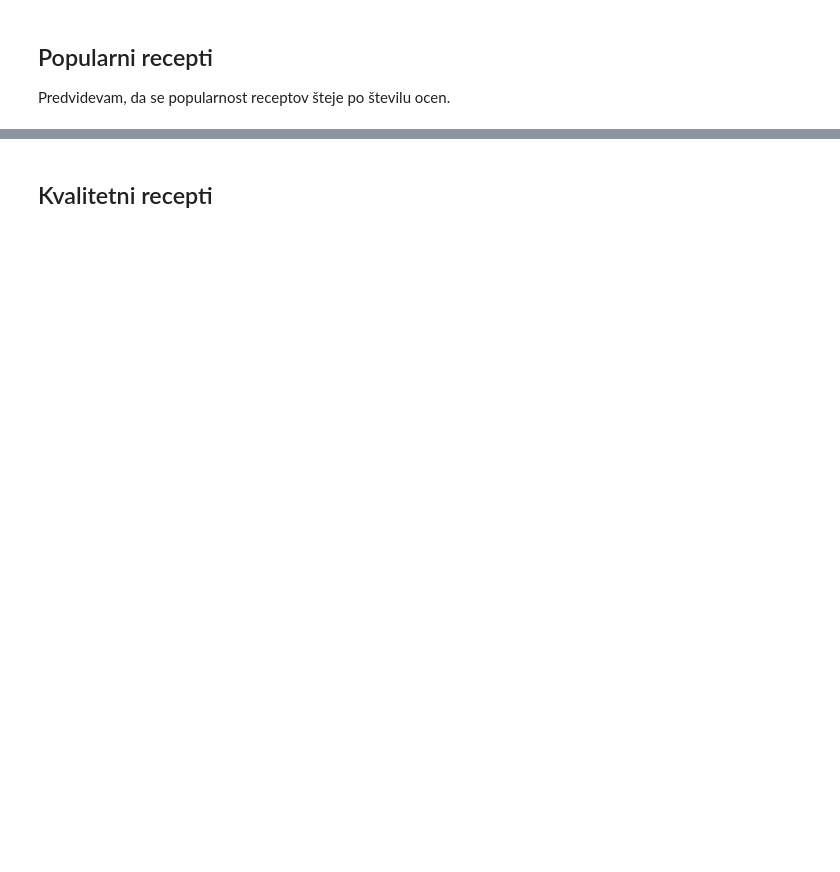
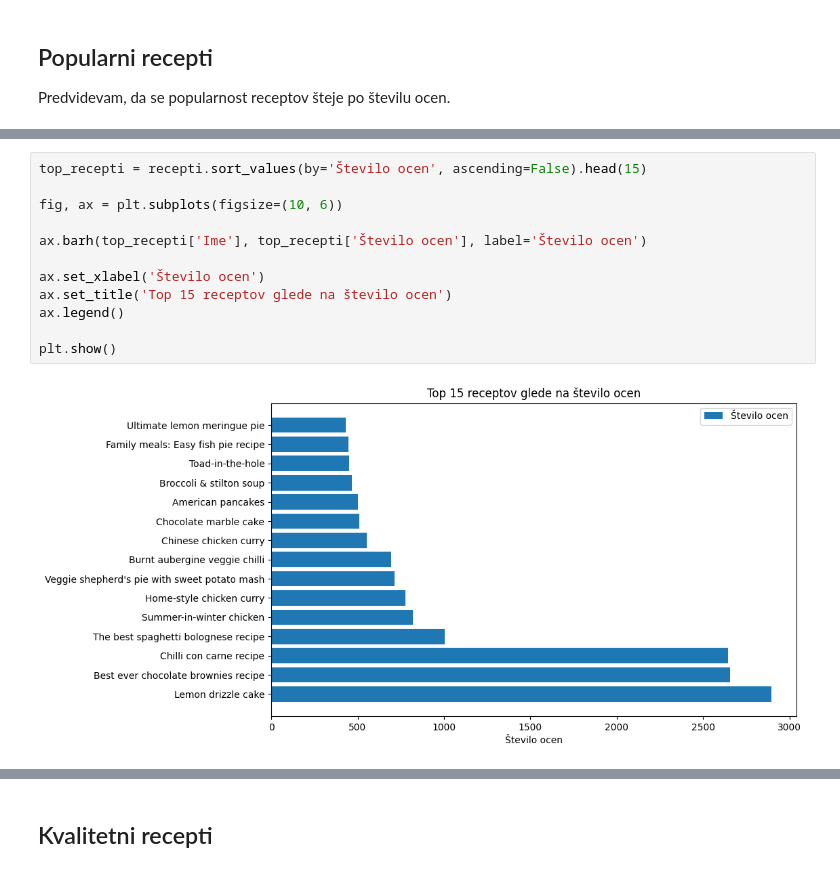
Before and after one commit to MEGLICKA/Projekt-UVP, a Jupyter notebook: recepti.ipynb, the cells around one changed output, grey strips where cells are left out. Cells and saved outputs as stored; diff of their text form; blank space fills up the shorter version.

```diff
--- a/recepti.ipynb
+++ b/recepti.ipynb
@@ -50,0 +139,14 @@ najbolj_popularni
+# %%
+top_recepti = recepti.sort_values(by='Število ocen', ascending=False).head(15)
+
+fig, ax = plt.subplots(figsize=(10, 6))
+
+ax.barh(top_recepti['Ime'], top_recepti['Število ocen'], label='Število ocen')
+
+ax.set_xlabel('Število ocen')
+ax.set_title('Top 15 receptov glede na število ocen')
+ax.legend()
+
+plt.show()
+# %% [output]
+[figure, added]
```
Also changed, not shown: parts of 21 cells of this notebook.
